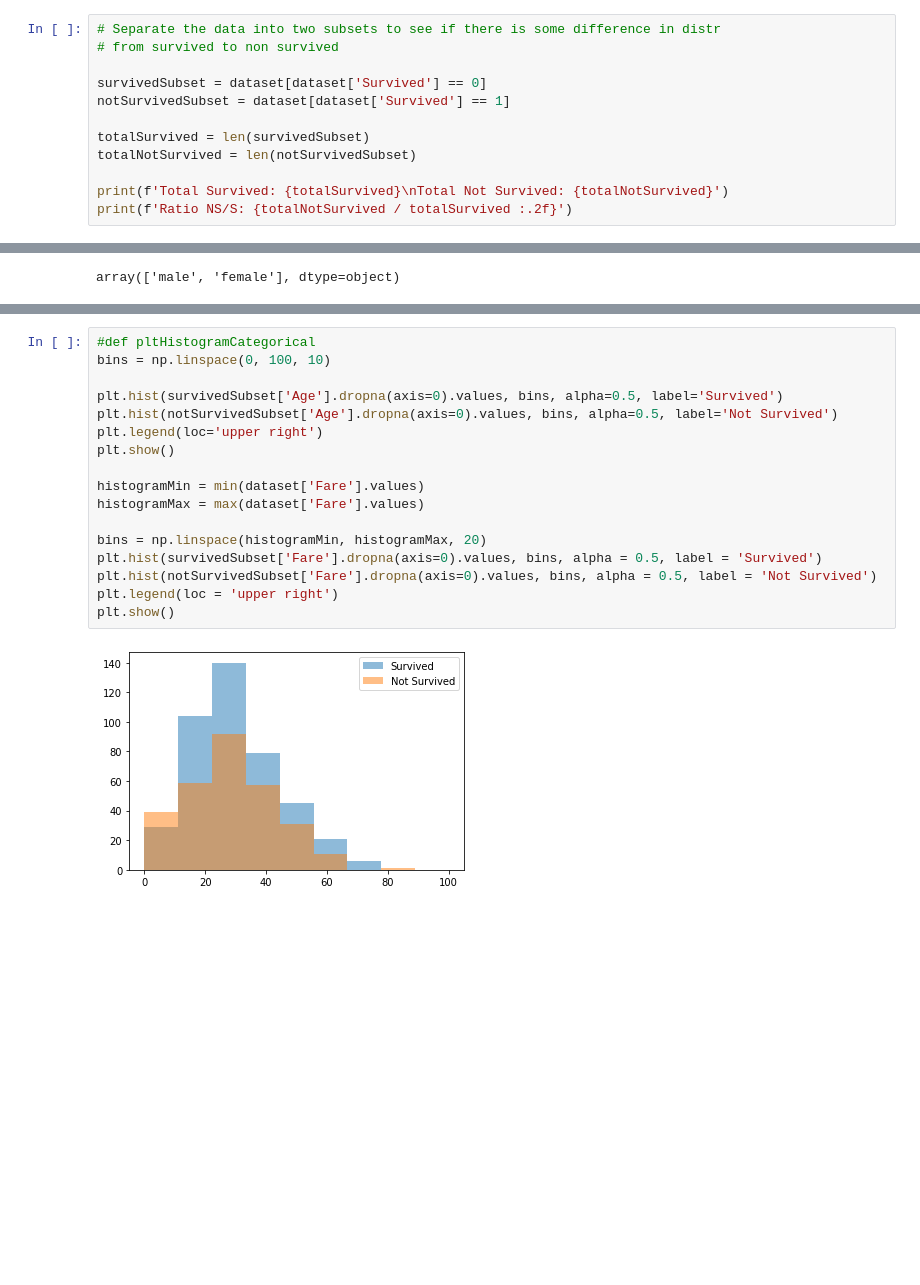
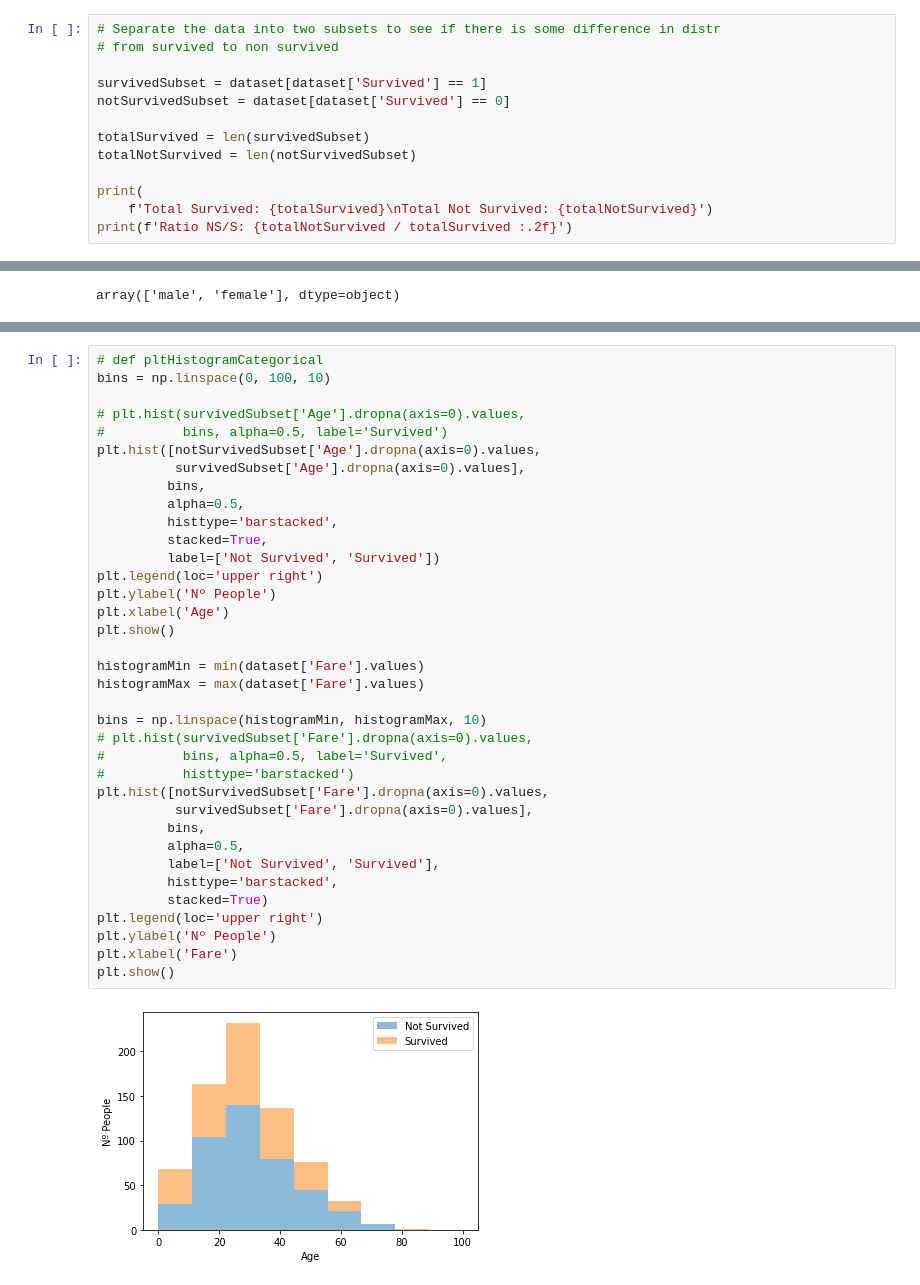
Before and after one commit to lucaskup/kaggleTitanicTrain, a Jupyter notebook: TitanicDataExploration.ipynb, the cells around one changed output, grey strips where cells are left out. Cells and saved outputs as stored; diff of their text form; blank space fills up the shorter version.

```diff
--- a/TitanicDataExploration.ipynb
+++ b/TitanicDataExploration.ipynb
@@ -63,12 +63,13 @@ dataset.head()
 # Separate the data into two subsets to see if there is some difference in distr
 # from survived to non survived
 
-survivedSubset = dataset[dataset['Survived'] == 0]
-notSurvivedSubset = dataset[dataset['Survived'] == 1]
+survivedSubset = dataset[dataset['Survived'] == 1]
+notSurvivedSubset = dataset[dataset['Survived'] == 0]
 
 totalSurvived = len(survivedSubset)
 totalNotSurvived = len(notSurvivedSubset)
 
-print(f'Total Survived: {totalSurvived}\nTotal Not Survived: {totalNotSurvived}')
+print(
+    f'Total Survived: {totalSurvived}\nTotal Not Survived: {totalNotSurvived}')
 print(f'Ratio NS/S: {totalNotSurvived / totalSurvived :.2f}')
 # %% [output]
@@ -175,19 +211,38 @@ plt.show()
 # %%
-#def pltHistogramCategorical
+# def pltHistogramCategorical
 bins = np.linspace(0, 100, 10)
 
-plt.hist(survivedSubset['Age'].dropna(axis=0).values, bins, alpha=0.5, label='Survived')
-plt.hist(notSurvivedSubset['Age'].dropna(axis=0).values, bins, alpha=0.5, label='Not Survived')
+# plt.hist(survivedSubset['Age'].dropna(axis=0).values,
+#          bins, alpha=0.5, label='Survived')
+plt.hist([notSurvivedSubset['Age'].dropna(axis=0).values,
+          survivedSubset['Age'].dropna(axis=0).values],
+         bins,
+         alpha=0.5,
+         histtype='barstacked',
+         stacked=True,
+         label=['Not Survived', 'Survived'])
 plt.legend(loc='upper right')
+plt.ylabel('Nº People')
+plt.xlabel('Age')
 plt.show()
 
 histogramMin = min(dataset['Fare'].values)
 histogramMax = max(dataset['Fare'].values)
 
-bins = np.linspace(histogramMin, histogramMax, 20)
-plt.hist(survivedSubset['Fare'].dropna(axis=0).values, bins, alpha = 0.5, label = 'Survived')
-plt.hist(notSurvivedSubset['Fare'].dropna(axis=0).values, bins, alpha = 0.5, label = 'Not Survived')
-plt.legend(loc = 'upper right')
+bins = np.linspace(histogramMin, histogramMax, 10)
+# plt.hist(survivedSubset['Fare'].dropna(axis=0).values,
+#          bins, alpha=0.5, label='Survived',
+#          histtype='barstacked')
+plt.hist([notSurvivedSubset['Fare'].dropna(axis=0).values,
+          survivedSubset['Fare'].dropna(axis=0).values],
+         bins,
+         alpha=0.5,
+         label=['Not Survived', 'Survived'],
+         histtype='barstacked',
+         stacked=True)
+plt.legend(loc='upper right')
+plt.ylabel('Nº People')
+plt.xlabel('Fare')
 plt.show()
 # %% [output]
-[figure, old version]
+[figure, new version]
```
Also changed, not shown: parts of 12 cells of this notebook, 1 other file.
